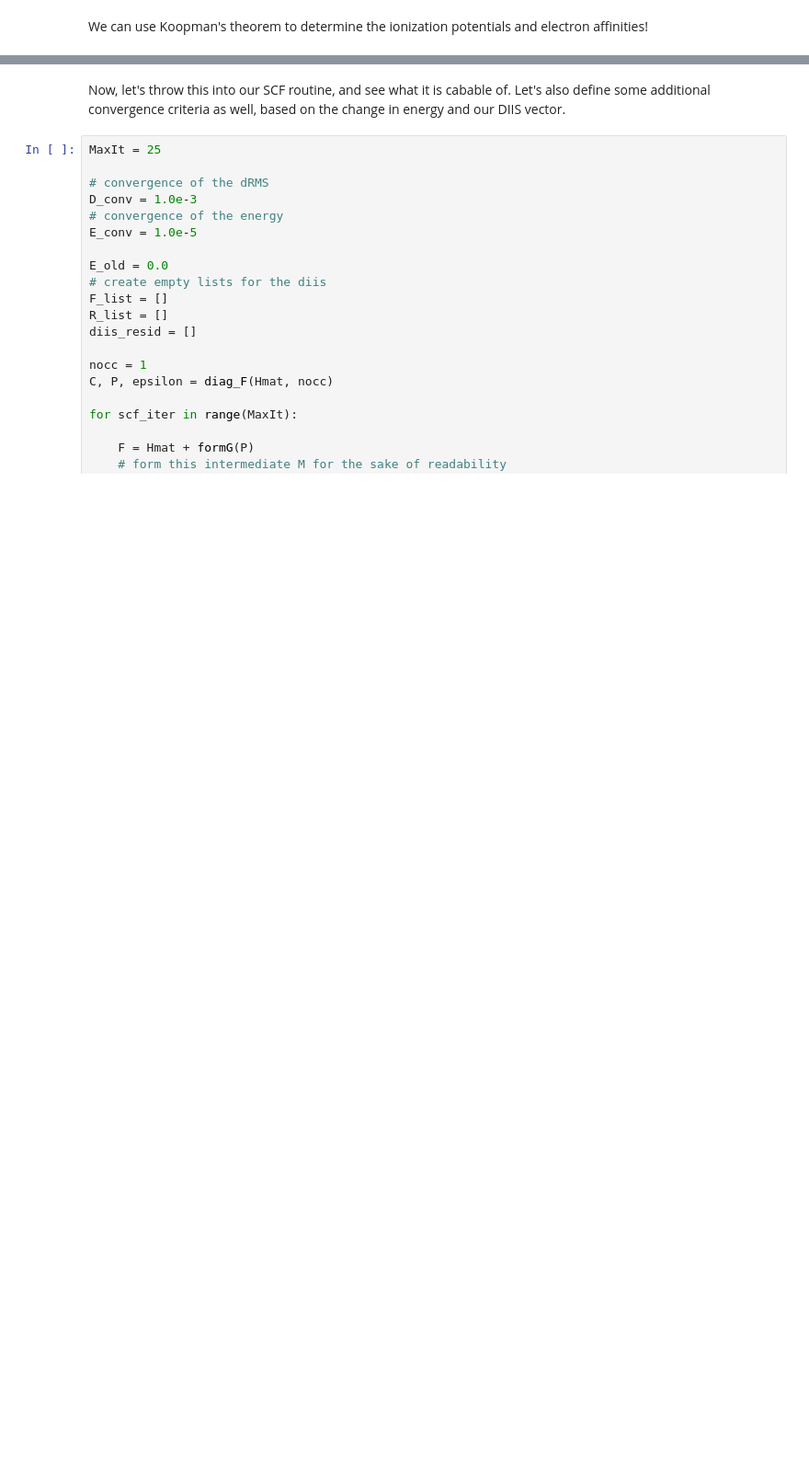
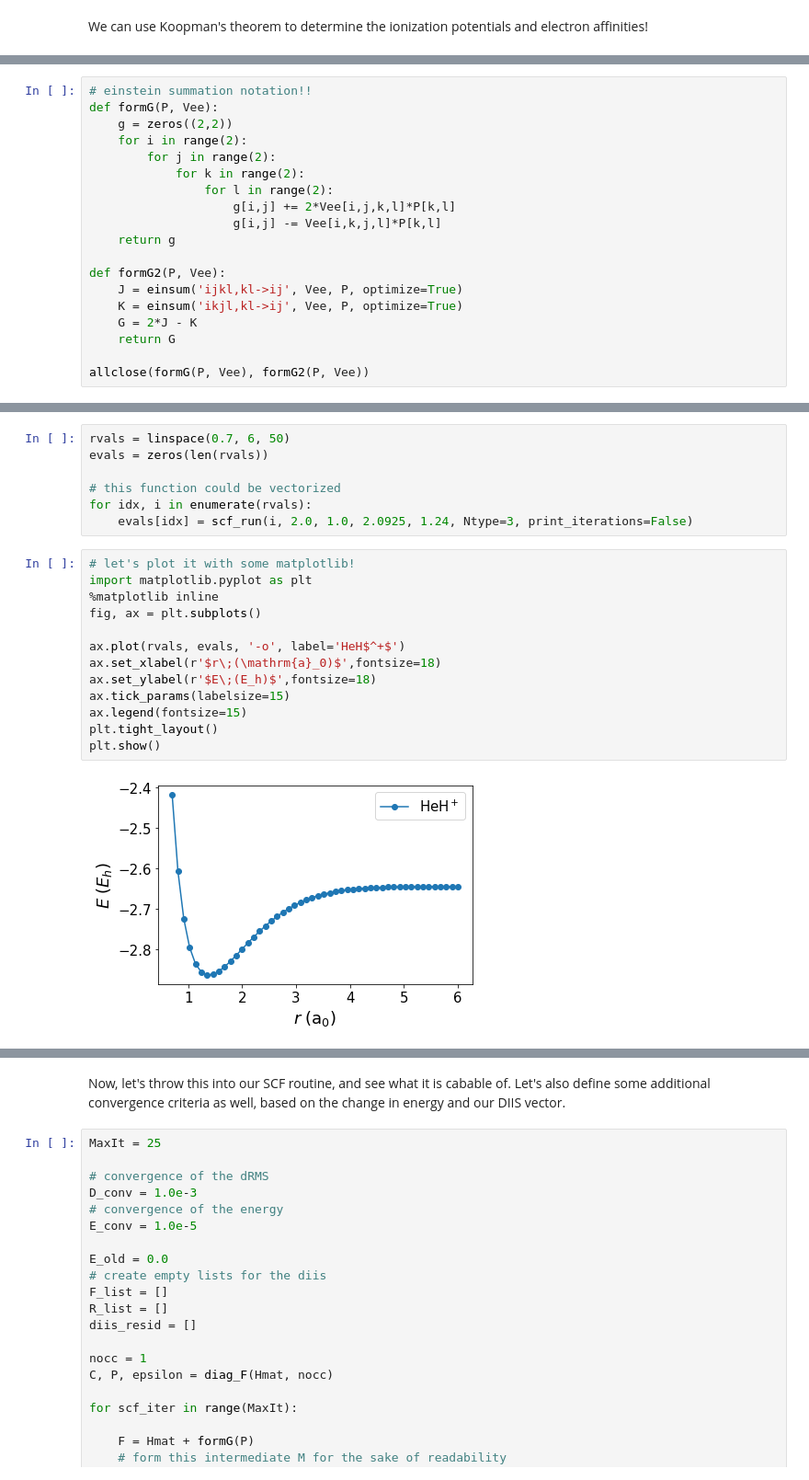
Before and after one commit to aeberso2/SCF_workshop, a Jupyter notebook: Day01/completed/LetsCodeHartreeFock_InstrVer.ipynb, the cells around one changed output, grey strips where cells are left out. Shown: that part at 92% size. Drawn from its saved outputs; the diff is of its cells as text; blank space fills up the shorter version.

```diff
--- a/Day01/completed/LetsCodeHartreeFock_InstrVer.ipynb
+++ b/Day01/completed/LetsCodeHartreeFock_InstrVer.ipynb
@@ -740,0 +970,19 @@ Later we will visualize this with a molden file! And if you are deathly curious,
+# %%
+# einstein summation notation!!
+def formG(P, Vee):
+    g = zeros((2,2))
+    for i in range(2):
+        for j in range(2):
+            for k in range(2):
+                for l in range(2):
+                    g[i,j] += 2*Vee[i,j,k,l]*P[k,l]
+                    g[i,j] -= Vee[i,k,j,l]*P[k,l]
+    return g
+
+def formG2(P, Vee):
+    J = einsum('ijkl,kl->ij', Vee, P, optimize=True)
+    K = einsum('ikjl,kl->ij', Vee, P, optimize=True)
+    G = 2*J - K
+    return G
+
+allclose(formG(P, Vee), formG2(P, Vee))
@@ -740,0 +1159,22 @@ Later we will visualize this with a molden file! And if you are deathly curious,
+# %%
+rvals = linspace(0.7, 6, 50)
+evals = zeros(len(rvals))
+
+# this function could be vectorized
+for idx, i in enumerate(rvals):
+    evals[idx] = scf_run(i, 2.0, 1.0, 2.0925, 1.24, Ntype=3, print_iterations=False)
+# %%
+# let's plot it with some matplotlib!
+import matplotlib.pyplot as plt
+%matplotlib inline
+fig, ax = plt.subplots()
+
+ax.plot(rvals, evals, '-o', label='HeH$^+$')
+ax.set_xlabel(r'$r\;(\mathrm{a}_0)$',fontsize=18)
+ax.set_ylabel(r'$E\;(E_h)$',fontsize=18)
+ax.tick_params(labelsize=15)
+ax.legend(fontsize=15)
+plt.tight_layout()
+plt.show()
+# %% [output]
+[figure, added]
```
Also changed, not shown: parts of 118 cells of this notebook, 24 other files.
